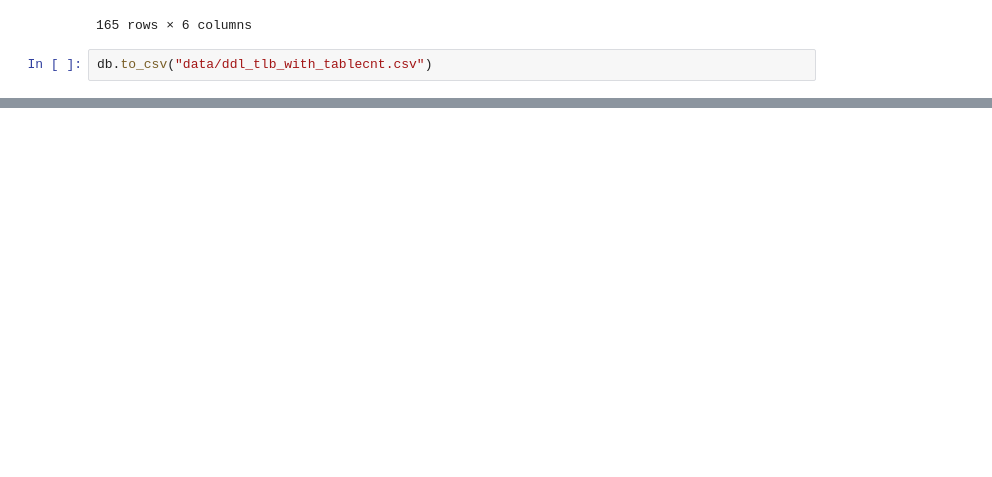
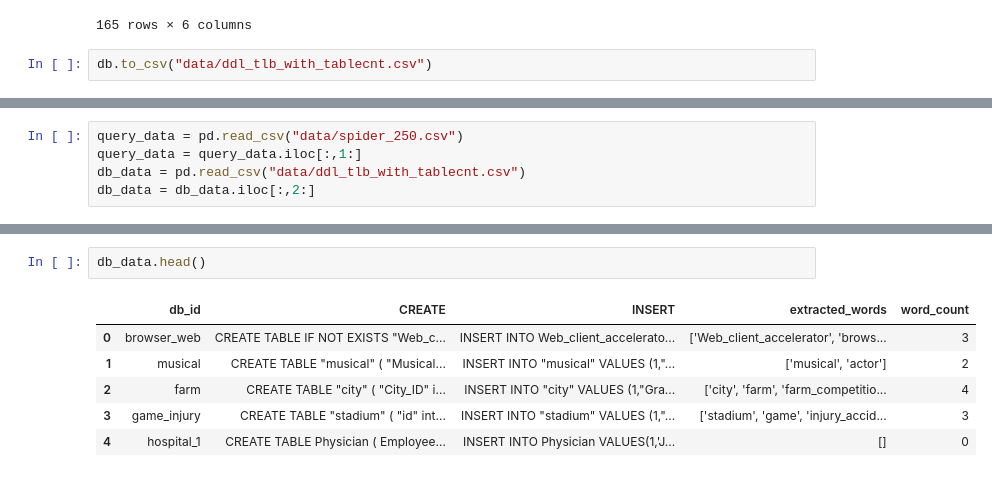
Before and after one commit to DS-argus/GS_BKMS2, a Jupyter notebook: project/analysis.ipynb, the cells around one changed output, grey strips where cells are left out. Drawn from its saved outputs; the diff is of its cells as text; blank space fills up the shorter version.

```diff
--- a/project/analysis.ipynb
+++ b/project/analysis.ipynb
@@ -79,0 +82,5 @@ db.to_csv("data/ddl_tlb_with_tablecnt.csv")
+# %%
+query_data = pd.read_csv("data/spider_250.csv")
+query_data = query_data.iloc[:,1:]
+db_data = pd.read_csv("data/ddl_tlb_with_tablecnt.csv")
+db_data = db_data.iloc[:,2:]
@@ -79,0 +96,9 @@ db.to_csv("data/ddl_tlb_with_tablecnt.csv")
+# %%
+db_data.head()
+# %% [output]
+|  | db_id | CREATE | INSERT | extracted_words | word_count |
+| 0 | browser_web | CREATE TABLE IF NOT EXISTS "Web_c... | INSERT INTO Web_client_accelerato... | ['Web_client_accelerator', 'brows... | 3 |
+| 1 | musical | CREATE TABLE "musical" ( "Musical... | INSERT INTO "musical" VALUES (1,"... | ['musical', 'actor'] | 2 |
+| 2 | farm | CREATE TABLE "city" ( "City_ID" i... | INSERT INTO "city" VALUES (1,"Gra... | ['city', 'farm', 'farm_competitio... | 4 |
+| 3 | game_injury | CREATE TABLE "stadium" ( "id" int... | INSERT INTO "stadium" VALUES (1,"... | ['stadium', 'game', 'injury_accid... | 3 |
+| 4 | hospital_1 | CREATE TABLE Physician ( Employee... | INSERT INTO Physician VALUES(1,'J... | [] | 0 |
```
Also changed, not shown: parts of 7 cells of this notebook, 2 other files.
